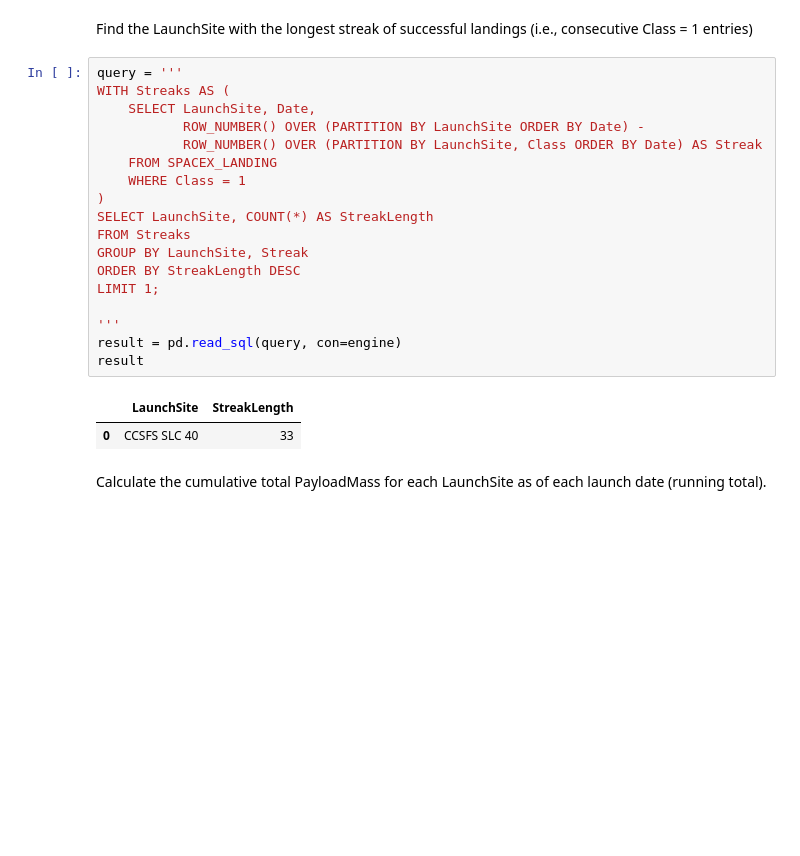
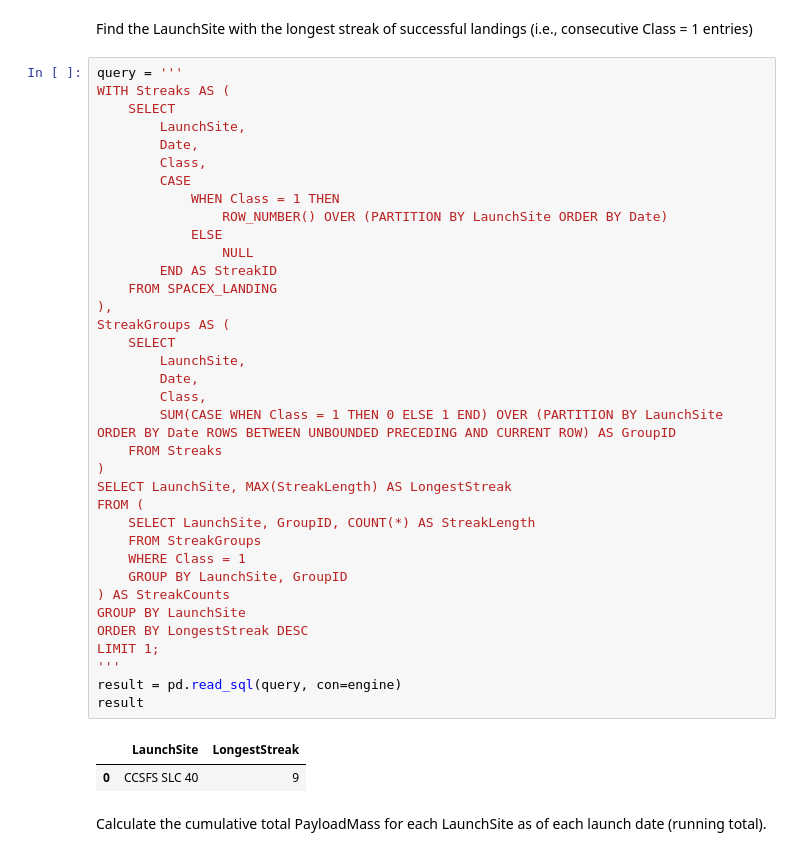
Before and after one commit to ClaudioChavarria/Rocket-Landing-Success-ML, a Jupyter notebook: 03-eda_and_feature_engineering/03-eda-and-feature-engineering.ipynb, the cells around one changed output. Cells and saved outputs as stored; diff of their text form; blank space fills up the shorter version.

```diff
--- a/03-eda_and_feature_engineering/03-eda-and-feature-engineering.ipynb
+++ b/03-eda_and_feature_engineering/03-eda-and-feature-engineering.ipynb
@@ -347,24 +349,42 @@ Find the LaunchSite with the longest streak of successful landings (i.e., consec
 # %%
 query = '''
 WITH Streaks AS (
-    SELECT LaunchSite, Date,
-           ROW_NUMBER() OVER (PARTITION BY LaunchSite ORDER BY Date) -
-           ROW_NUMBER() OVER (PARTITION BY LaunchSite, Class ORDER BY Date) AS Streak
+    SELECT
+        LaunchSite,
+        Date,
+        Class,
+        CASE
+            WHEN Class = 1 THEN
+                ROW_NUMBER() OVER (PARTITION BY LaunchSite ORDER BY Date)
+            ELSE
+                NULL
+        END AS StreakID
     FROM SPACEX_LANDING
+),
+StreakGroups AS (
+    SELECT
+        LaunchSite,
+        Date,
+        Class,
+        SUM(CASE WHEN Class = 1 THEN 0 ELSE 1 END) OVER (PARTITION BY LaunchSite ORDER BY Date ROWS BETWEEN UNBOUNDED PRECEDING AND CURRENT ROW) AS GroupID
+    FROM Streaks
+)
+SELECT LaunchSite, MAX(StreakLength) AS LongestStreak
+FROM (
+    SELECT LaunchSite, GroupID, COUNT(*) AS StreakLength
+    FROM StreakGroups
     WHERE Class = 1
-)
-SELECT LaunchSite, COUNT(*) AS StreakLength
-FROM Streaks
-GROUP BY LaunchSite, Streak
-ORDER BY StreakLength DESC
+    GROUP BY LaunchSite, GroupID
+) AS StreakCounts
+GROUP BY LaunchSite
+ORDER BY LongestStreak DESC
 LIMIT 1;
-
 '''
 result = pd.read_sql(query, con=engine)
 result
 # %% [output]
-|  | LaunchSite | StreakLength |
-| 0 | CCSFS SLC 40 | 33 |
+|  | LaunchSite | LongestStreak |
+| 0 | CCSFS SLC 40 | 9 |
 # %% [markdown]
 Calculate the cumulative total PayloadMass for each LaunchSite as of each launch date (running total).
 # %%
```
Also changed, not shown: parts of 1 cell of this notebook.
